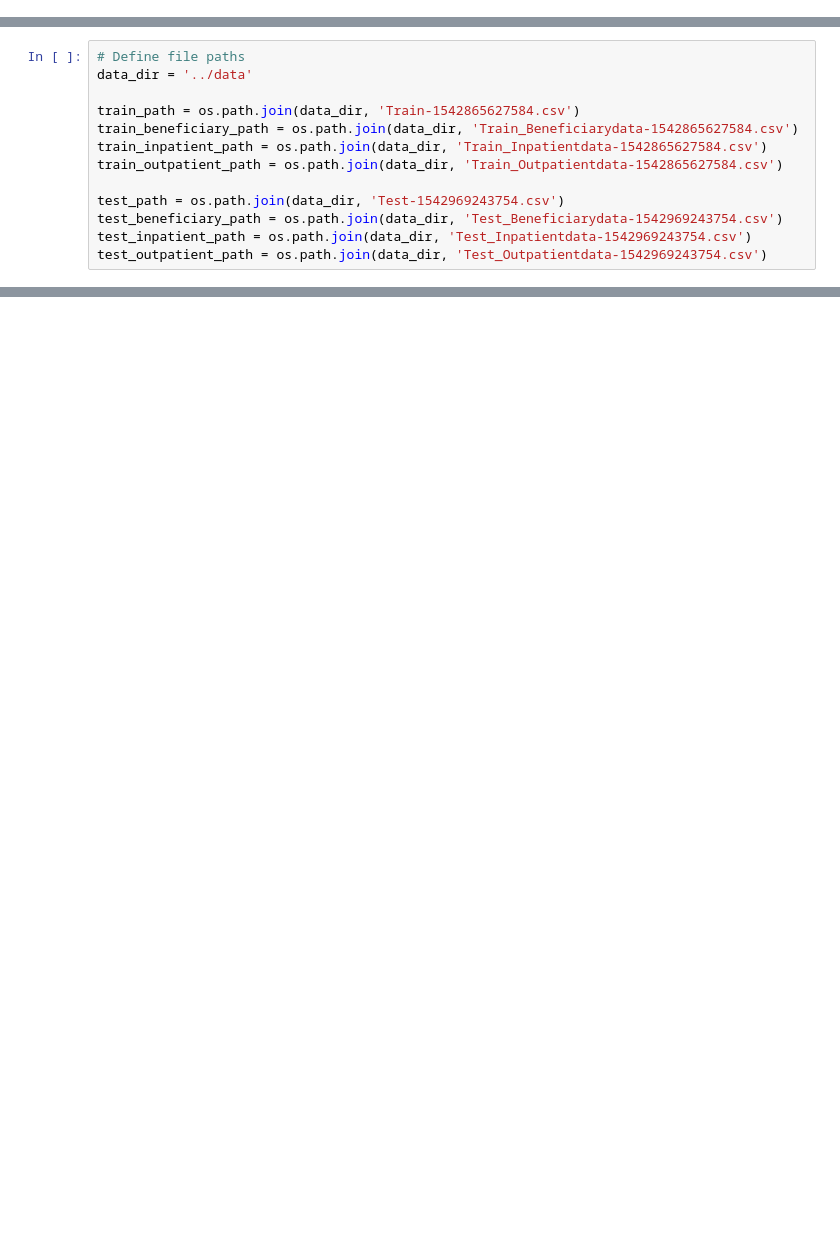
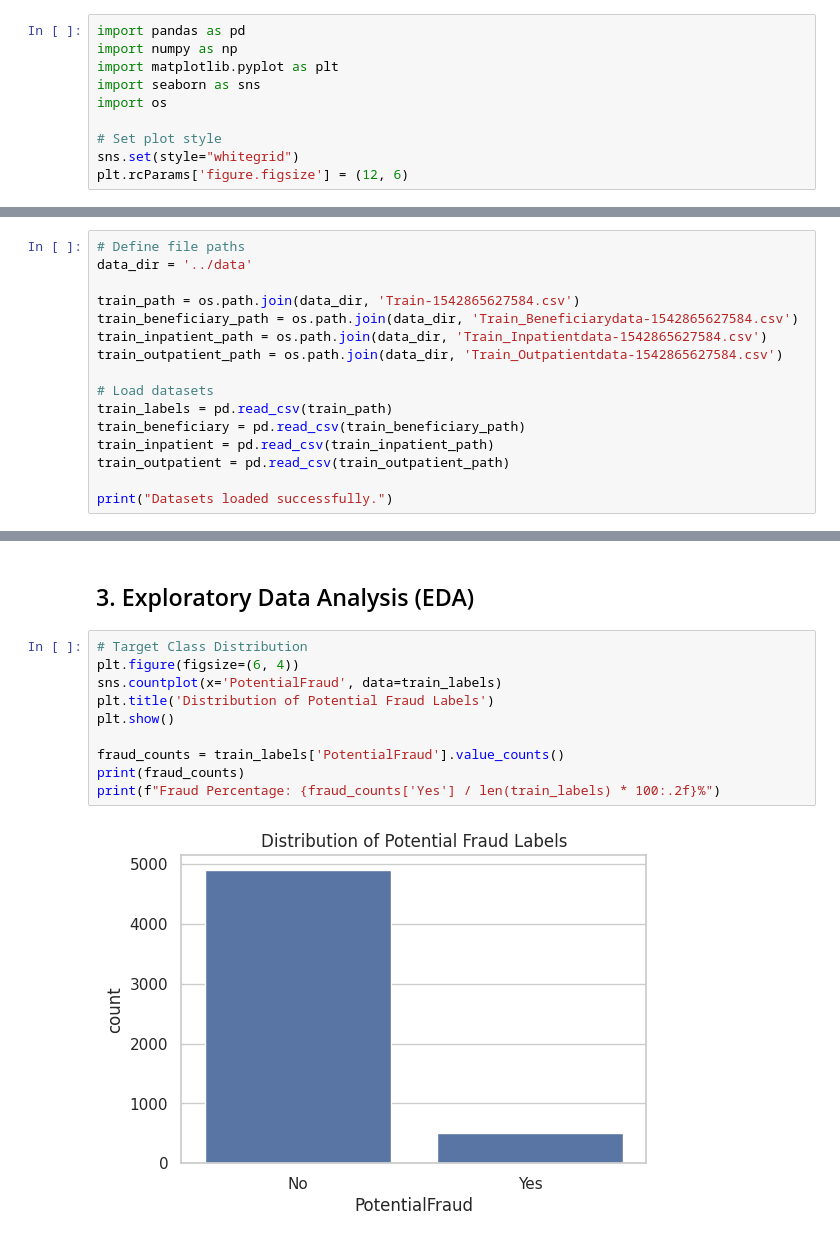
Before and after one commit to AhmedHaythamNaga/fraud_detection_project, a Jupyter notebook: notebooks/01_data_exploration_and_feature_engineering.ipynb, the cells around one changed output, grey strips where cells are left out. Cells and saved outputs as stored; diff of their text form; blank space fills up the shorter version.

Commit message:
My part of the exploratary data analysis

```diff
--- a/notebooks/01_data_exploration_and_feature_engineering.ipynb
+++ b/notebooks/01_data_exploration_and_feature_engineering.ipynb
@@ -3,0 +6,10 @@ import os
+# %%
+import pandas as pd
+import numpy as np
+import matplotlib.pyplot as plt
+import seaborn as sns
+import os
+
+# Set plot style
+sns.set(style="whitegrid")
+plt.rcParams['figure.figsize'] = (12, 6)
@@ -10,7 +24,10 @@ train_beneficiary_path = os.path.join(data_dir, 'Train_Beneficiarydata-154286562
 train_inpatient_path = os.path.join(data_dir, 'Train_Inpatientdata-1542865627584.csv')
 train_outpatient_path = os.path.join(data_dir, 'Train_Outpatientdata-1542865627584.csv')
 
-test_path = os.path.join(data_dir, 'Test-1542969243754.csv')
-test_beneficiary_path = os.path.join(data_dir, 'Test_Beneficiarydata-1542969243754.csv')
-test_inpatient_path = os.path.join(data_dir, 'Test_Inpatientdata-1542969243754.csv')
-test_outpatient_path = os.path.join(data_dir, 'Test_Outpatientdata-1542969243754.csv')
+# Load datasets
+train_labels = pd.read_csv(train_path)
+train_beneficiary = pd.read_csv(train_beneficiary_path)
+train_inpatient = pd.read_csv(train_inpatient_path)
+train_outpatient = pd.read_csv(train_outpatient_path)
+
+print("Datasets loaded successfully.")
@@ -80,0 +160,14 @@ Test Data:
+# %% [markdown]
+## 3. Exploratory Data Analysis (EDA)
+# %%
+# Target Class Distribution
+plt.figure(figsize=(6, 4))
+sns.countplot(x='PotentialFraud', data=train_labels)
+plt.title('Distribution of Potential Fraud Labels')
+plt.show()
+
+fraud_counts = train_labels['PotentialFraud'].value_counts()
+print(fraud_counts)
+print(f"Fraud Percentage: {fraud_counts['Yes'] / len(train_labels) * 100:.2f}%")
+# %% [output]
+[figure, added]
```
Also changed, not shown: parts of 14 cells of this notebook, 2 other files.
